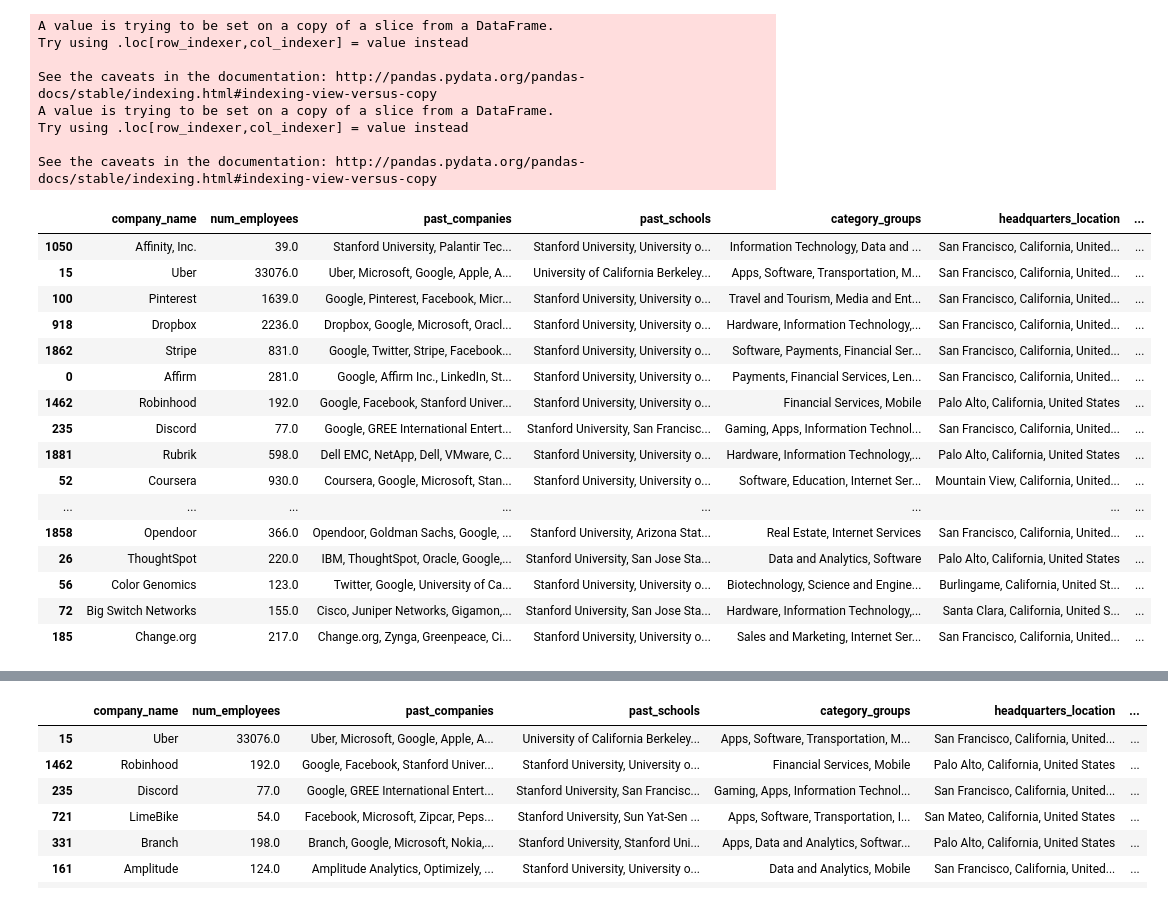
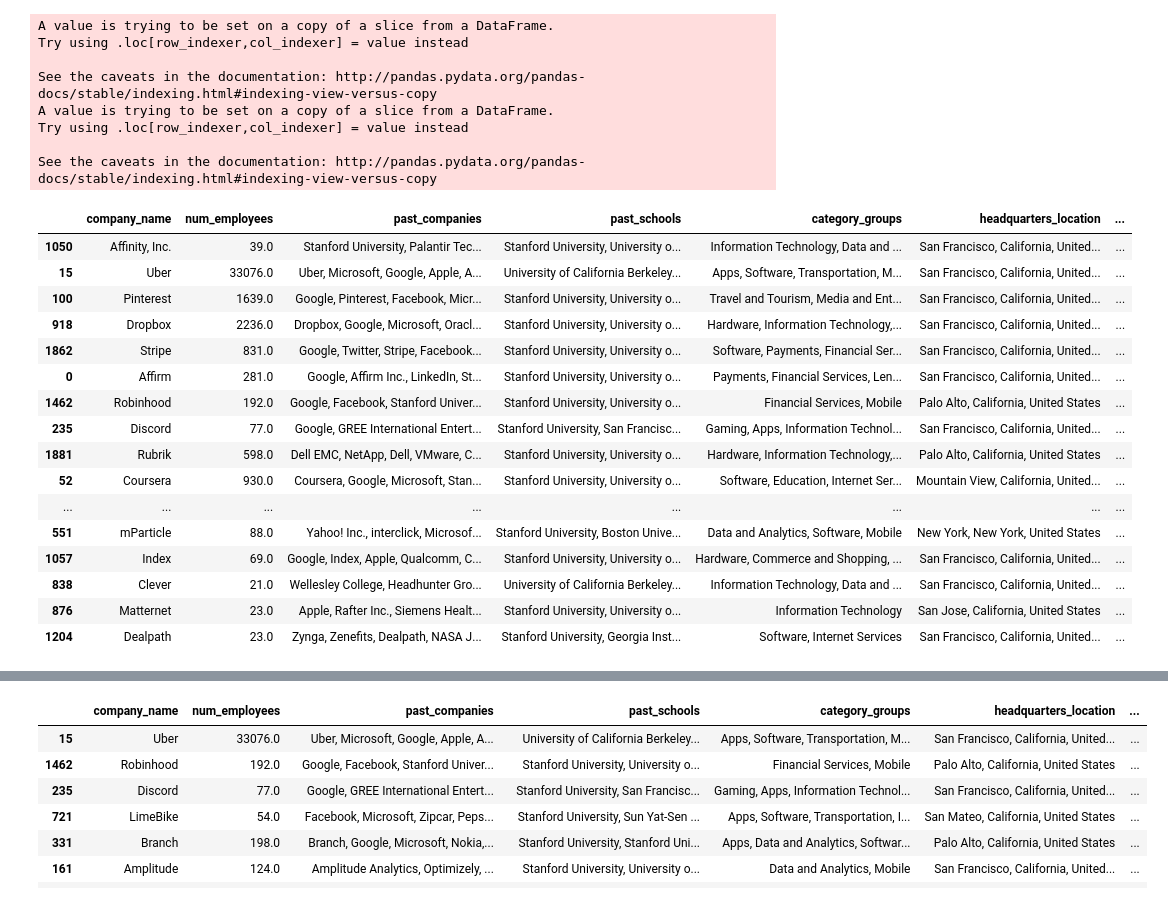
Before and after one commit to sachinkesiraju/breakinlist, a Jupyter notebook: company_analysis.ipynb, the cells around one changed output, grey strips where cells are left out. Saved outputs shown, nothing was run; the diff lists cells and outputs as text; code cells hidden in the pictures.

```diff
--- a/company_analysis.ipynb
+++ b/company_analysis.ipynb
@@ -739,25 +739,25 @@ See the caveats in the documentation: http://pandas.pydata.org/pandas-docs/stabl
 # %%
 high_rated_startups = plotdata[plotdata.num_employees > 10]
 high_rated_startups = high_rated_startups[high_rated_startups.headquarters_location.str.contains('United States', na=False)]
-high_rated_startups.sort_values('score', ascending=False).head(20)
+high_rated_startups.sort_values('score', ascending=False).head(60)
 # %% [output]
 |  | company_name | num_employees | past_companies | past_schools | category_groups | headquarters_location | ... |
 | 1050 | Affinity, Inc. | 39.0 | Stanford University, Palantir Tec... | Stanford University, University o... | Information Technology, Data and ... | San Francisco, California, United... | ... |
 | 15 | Uber | 33076.0 | Uber, Microsoft, Google, Apple, A... | University of California Berkeley... | Apps, Software, Transportation, M... | San Francisco, California, United... | ... |
 | 100 | Pinterest | 1639.0 | Google, Pinterest, Facebook, Micr... | Stanford University, University o... | Travel and Tourism, Media and Ent... | San Francisco, California, United... | ... |
 | 918 | Dropbox | 2236.0 | Dropbox, Google, Microsoft, Oracl... | Stanford University, University o... | Hardware, Information Technology,... | San Francisco, California, United... | ... |
 | 1862 | Stripe | 831.0 | Google, Twitter, Stripe, Facebook... | Stanford University, University o... | Software, Payments, Financial Ser... | San Francisco, California, United... | ... |
 | 0 | Affirm | 281.0 | Google, Affirm Inc., LinkedIn, St... | Stanford University, University o... | Payments, Financial Services, Len... | San Francisco, California, United... | ... |
 | 1462 | Robinhood | 192.0 | Google, Facebook, Stanford Univer... | Stanford University, University o... | Financial Services, Mobile | Palo Alto, California, United States | ... |
 | 235 | Discord | 77.0 | Google, GREE International Entert... | Stanford University, San Francisc... | Gaming, Apps, Information Technol... | San Francisco, California, United... | ... |
 | 1881 | Rubrik | 598.0 | Dell EMC, NetApp, Dell, VMware, C... | Stanford University, University o... | Hardware, Information Technology,... | Palo Alto, California, United States | ... |
 | 52 | Coursera | 930.0 | Coursera, Google, Microsoft, Stan... | Stanford University, University o... | Software, Education, Internet Ser... | Mountain View, California, United... | ... |
 | ... | ... | ... | ... | ... | ... | ... | ... |
-| 1858 | Opendoor | 366.0 | Opendoor, Goldman Sachs, Google, ... | Stanford University, Arizona Stat... | Real Estate, Internet Services | San Francisco, California, United... | ... |
-| 26 | ThoughtSpot | 220.0 | IBM, ThoughtSpot, Oracle, Google,... | Stanford University, San Jose Sta... | Data and Analytics, Software | Palo Alto, California, United States | ... |
-| 56 | Color Genomics | 123.0 | Twitter, Google, University of Ca... | Stanford University, University o... | Biotechnology, Science and Engine... | Burlingame, California, United St... | ... |
-| 72 | Big Switch Networks | 155.0 | Cisco, Juniper Networks, Gigamon,... | Stanford University, San Jose Sta... | Hardware, Information Technology,... | Santa Clara, California, United S... | ... |
-| 185 | Change.org | 217.0 | Change.org, Zynga, Greenpeace, Ci... | Stanford University, University o... | Sales and Marketing, Internet Ser... | San Francisco, California, United... | ... |
+| 551 | mParticle | 88.0 | Yahoo! Inc., interclick, Microsof... | Stanford University, Boston Unive... | Data and Analytics, Software, Mobile | New York, New York, United States | ... |
+| 1057 | Index | 69.0 | Google, Index, Apple, Qualcomm, C... | Stanford University, University o... | Hardware, Commerce and Shopping, ... | San Francisco, California, United... | ... |
+| 838 | Clever | 21.0 | Wellesley College, Headhunter Gro... | University of California Berkeley... | Information Technology, Data and ... | San Francisco, California, United... | ... |
+| 876 | Matternet | 23.0 | Apple, Rafter Inc., Siemens Healt... | Stanford University, University o... | Information Technology | San Jose, California, United States | ... |
+| 1204 | Dealpath | 23.0 | Zynga, Zenefits, Dealpath, NASA J... | Stanford University, Georgia Inst... | Software, Internet Services | San Francisco, California, United... | ... |
 # %%
 finance_fields = ['Finance', 'Financial Services', 'FinTech', 'Real Estate']
 fintech_startups = high_rated_startups[data.categories.str.contains('|'.join(finance_fields), na=False)]
```
Also changed, not shown: parts of 10 cells of this notebook, 2 other files.
